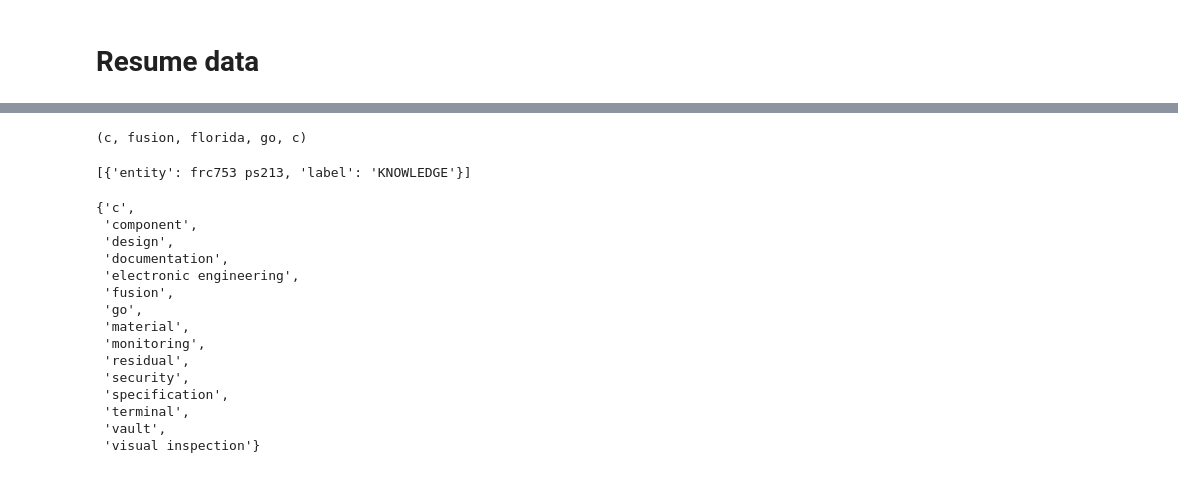
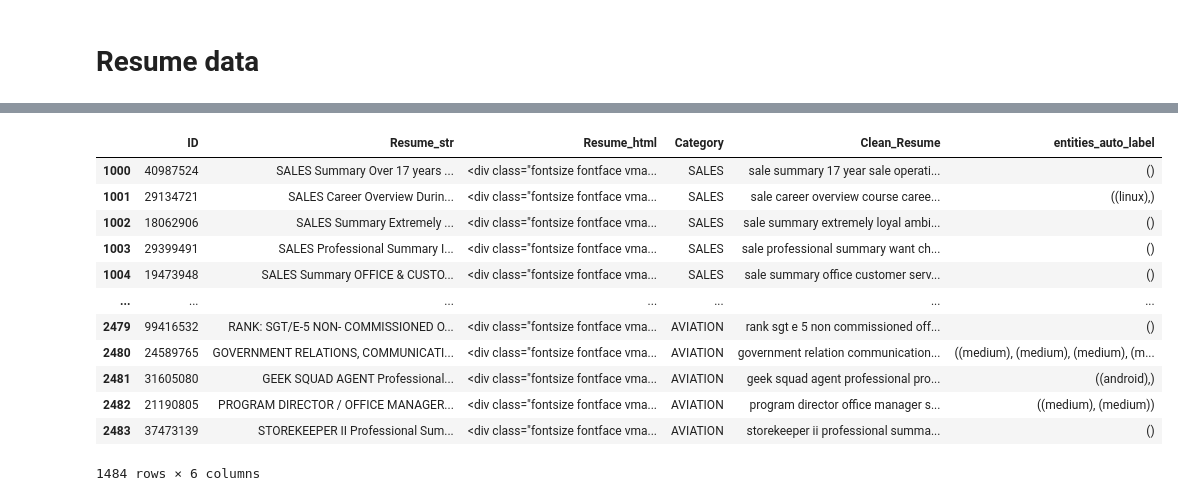
Before and after one commit to macrodrigues/skills_matcher, a Jupyter notebook: skills_matcher/data/dictionaries/Resume.ipynb, the cells around one changed output, grey strips where cells are left out. Drawn from its saved outputs; the diff is of its cells as text; code cells hidden in the pictures.

```diff
--- a/skills_matcher/data/dictionaries/Resume.ipynb
+++ b/skills_matcher/data/dictionaries/Resume.ipynb
@@ -401,7 +327,0 @@ df_Resume.head()
-# %%
-# talking smaller, randomized subsample
-df_Resume = df_Resume.reindex(np.random.permutation(df_Resume.index))
-df_Resume_small = df_Resume.copy().iloc[
-    0:600,
-]
-df_Resume_small.head()
@@ -415,3 +334,7 @@ df_Resume_small.head()
 # %%
-df_Resume_small['entities_auto_label'] = df_Resume_small.Clean_Resume.apply(load_results_auto)
-df_Resume_small
+%%time
+#applying trained models on resume dataset
+#df_Resume['entities_auto_label'] = df_Resume.Clean_Resume.apply(load_results_auto)
+df_Resume['entities_manual_label'] = df_Resume.Clean_Resume.apply(load_results_manual)
+df_Resume.reset_index(inplace = True)
+df_Resume
@@ -426,4 +341,11 @@ df_Resume_small.reset_index(inplace = True)
+# %%
+%%time
+#applying base model on resum dataset
+df_Resume["marked_text"] = df_Resume["Clean_Resume"].str.lower().apply(nlp_ms)
+df_Resume["entity_ruler"] = df_Resume["marked_text"].apply(create_skill_list)
+df_Resume.reset_index(inplace = True)
+df_Resume
 # %%
-df_Resume_small.drop(columns = ["index", "ID", "marked_text"], inplace = True)
-df_Resume_small.reset_index(inplace = True)
-df_Resume_small.head()
+df_Resume.drop(columns = ["level_0", "index", "ID", "marked_text"], inplace = True)
+df_Resume.reset_index(inplace = True)
+df_Resume.head()
@@ -446,26 +352,16 @@ df_Resume_small.rename(columns = {"skills":"entity_ruler"})
-# %%
-df_Resume_small["entities_auto_label"][597]
-# %% [output]
-(c, fusion, florida, go, c)
-# %%
-df_Resume_small["entities_manual_label"][597]
-# %% [output]
-[{'entity': frc753 ps213, 'label': 'KNOWLEDGE'}]
-# %%
-df_Resume_small["skills"][597]
-# %% [output]
-{'c',
- 'component',
- 'design',
- 'documentation',
- 'electronic engineering',
- 'fusion',
- 'go',
- 'material',
- 'monitoring',
- 'residual',
- 'security',
- 'specification',
- 'terminal',
- 'vault',
- 'visual inspection'}
+# %%
+df_Resume
+# %% [output]
+|  | ID | Resume_str | Resume_html | Category | Clean_Resume | entities_auto_label |
+| 1000 | 40987524 | SALES Summary Over 17 years ... | <div class="fontsize fontface vma... | SALES | sale summary 17 year sale operati... | () |
+| 1001 | 29134721 | SALES Career Overview Durin... | <div class="fontsize fontface vma... | SALES | sale career overview course caree... | ((linux),) |
+| 1002 | 18062906 | SALES Summary Extremely ... | <div class="fontsize fontface vma... | SALES | sale summary extremely loyal ambi... | () |
+| 1003 | 29399491 | SALES Professional Summary I... | <div class="fontsize fontface vma... | SALES | sale professional summary want ch... | () |
+| 1004 | 19473948 | SALES Summary OFFICE & CUSTO... | <div class="fontsize fontface vma... | SALES | sale summary office customer serv... | () |
+| ... | ... | ... | ... | ... | ... | ... |
+| 2479 | 99416532 | RANK: SGT/E-5 NON- COMMISSIONED O... | <div class="fontsize fontface vma... | AVIATION | rank sgt e 5 non commissioned off... | () |
+| 2480 | 24589765 | GOVERNMENT RELATIONS, COMMUNICATI... | <div class="fontsize fontface vma... | AVIATION | government relation communication... | ((medium), (medium), (medium), (m... |
+| 2481 | 31605080 | GEEK SQUAD AGENT Professional... | <div class="fontsize fontface vma... | AVIATION | geek squad agent professional pro... | ((android),) |
+| 2482 | 21190805 | PROGRAM DIRECTOR / OFFICE MANAGER... | <div class="fontsize fontface vma... | AVIATION | program director office manager s... | ((medium), (medium)) |
+| 2483 | 37473139 | STOREKEEPER II Professional Sum... | <div class="fontsize fontface vma... | AVIATION | storekeeper ii professional summa... | () |
+1484 rows × 6 columns
```
Also changed, not shown: parts of 70 cells of this notebook, 5 other files.
